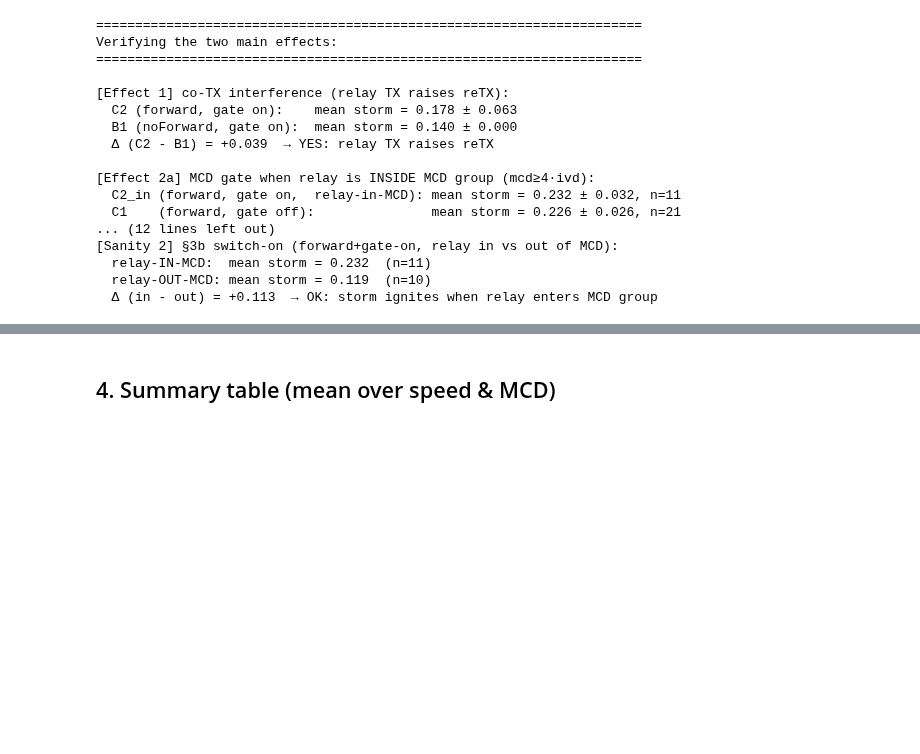
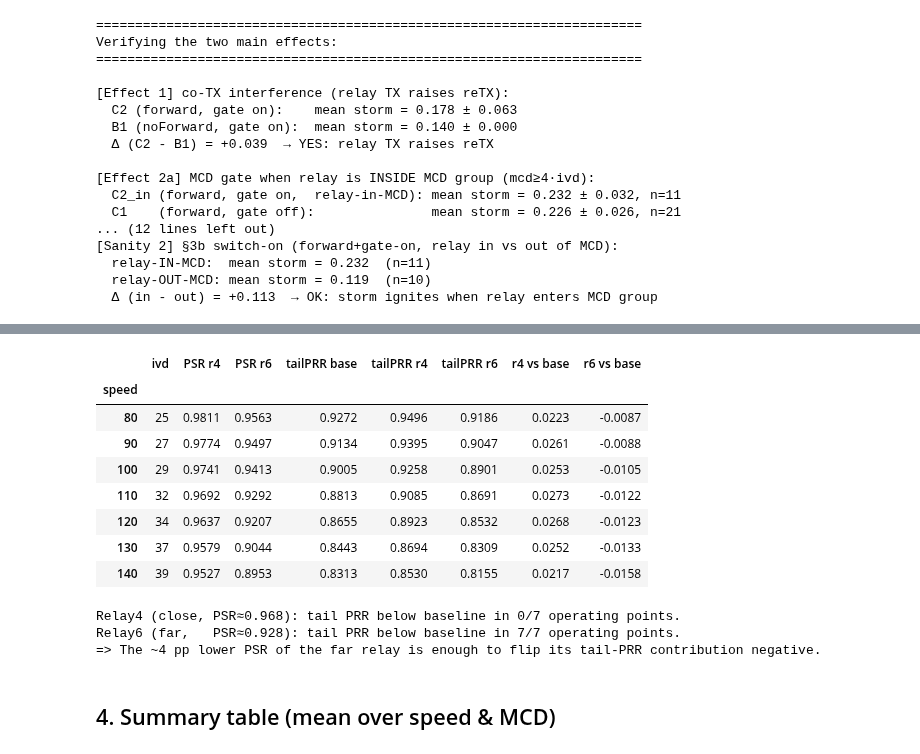
Before and after one commit to 0had0/groupcast-adaptation-ns3, a Jupyter notebook: scratch_overlay/relay_storm_eval/analysis.ipynb, the cells around one changed output, grey strips where cells are left out. Cells and saved outputs as stored; diff of their text form; code cells hidden in the pictures; blank space fills up the shorter version.

```diff
--- a/scratch_overlay/relay_storm_eval/analysis.ipynb
+++ b/scratch_overlay/relay_storm_eval/analysis.ipynb
@@ -867,3 +960,42 @@ Verifying the two main effects:
+# %%
+# --- Tie PSR back to the worst-PRR verdict: does low PSR push relay6 below baseline? ---
+if have_psr:
+    base_by_sp = baseline.groupby('speed')['prr_worst_agg_mean'].mean().reindex(SPEEDS)
+    rows = []
+    for s in SPEEDS:
+        r4 = relay4[relay4.speed==s]; r6 = relay6[relay6.speed==s]
+        rows.append({
+            'speed': s, 'ivd': IVD_BY_SPEED[s],
+            'PSR r4': round(r4['psr_agg_mean'].mean(), 4),
+            'PSR r6': round(r6['psr_agg_mean'].mean(), 4),
+            'tailPRR base': round(base_by_sp[s], 4),
+            'tailPRR r4':   round(r4['prr_worst_agg_mean'].mean(), 4),
+            'tailPRR r6':   round(r6['prr_worst_agg_mean'].mean(), 4),
+            'r4 vs base':   round(r4['prr_worst_agg_mean'].mean() - base_by_sp[s], 4),
+            'r6 vs base':   round(r6['prr_worst_agg_mean'].mean() - base_by_sp[s], 4),
+        })
+    psr_tbl = pd.DataFrame(rows).set_index('speed')
+    display(psr_tbl)
+    n_r6_below = (psr_tbl['r6 vs base'] < 0).sum()
+    n_r4_below = (psr_tbl['r4 vs base'] < 0).sum()
+    print(f'Relay4 (close, PSR≈{relay4["psr_agg_mean"].mean():.3f}): tail PRR below baseline in '
+          f'{n_r4_below}/{len(SPEEDS)} operating points.')
+    print(f'Relay6 (far,   PSR≈{relay6["psr_agg_mean"].mean():.3f}): tail PRR below baseline in '
+          f'{n_r6_below}/{len(SPEEDS)} operating points.')
+    print('=> The ~4 pp lower PSR of the far relay is enough to flip its tail-PRR contribution negative.')
+# %% [output]
+|  | ivd | PSR r4 | PSR r6 | tailPRR base | tailPRR r4 | tailPRR r6 | r4 vs base | r6 vs base |
+| speed |  |  |  |  |  |  |  |  |
+| 80 | 25 | 0.9811 | 0.9563 | 0.9272 | 0.9496 | 0.9186 | 0.0223 | -0.0087 |
+| 90 | 27 | 0.9774 | 0.9497 | 0.9134 | 0.9395 | 0.9047 | 0.0261 | -0.0088 |
+| 100 | 29 | 0.9741 | 0.9413 | 0.9005 | 0.9258 | 0.8901 | 0.0253 | -0.0105 |
+| 110 | 32 | 0.9692 | 0.9292 | 0.8813 | 0.9085 | 0.8691 | 0.0273 | -0.0122 |
+| 120 | 34 | 0.9637 | 0.9207 | 0.8655 | 0.8923 | 0.8532 | 0.0268 | -0.0123 |
+| 130 | 37 | 0.9579 | 0.9044 | 0.8443 | 0.8694 | 0.8309 | 0.0252 | -0.0133 |
+| 140 | 39 | 0.9527 | 0.8953 | 0.8313 | 0.8530 | 0.8155 | 0.0217 | -0.0158 |
+Relay4 (close, PSR≈0.968): tail PRR below baseline in 0/7 operating points.
+Relay6 (far,   PSR≈0.928): tail PRR below baseline in 7/7 operating points.
+=> The ~4 pp lower PSR of the far relay is enough to flip its tail-PRR contribution negative.
 # %% [markdown]
 ## 4. Summary table (mean over speed & MCD)
 # %%
```
Also changed, not shown: parts of 6 cells of this notebook, 4 other files.
